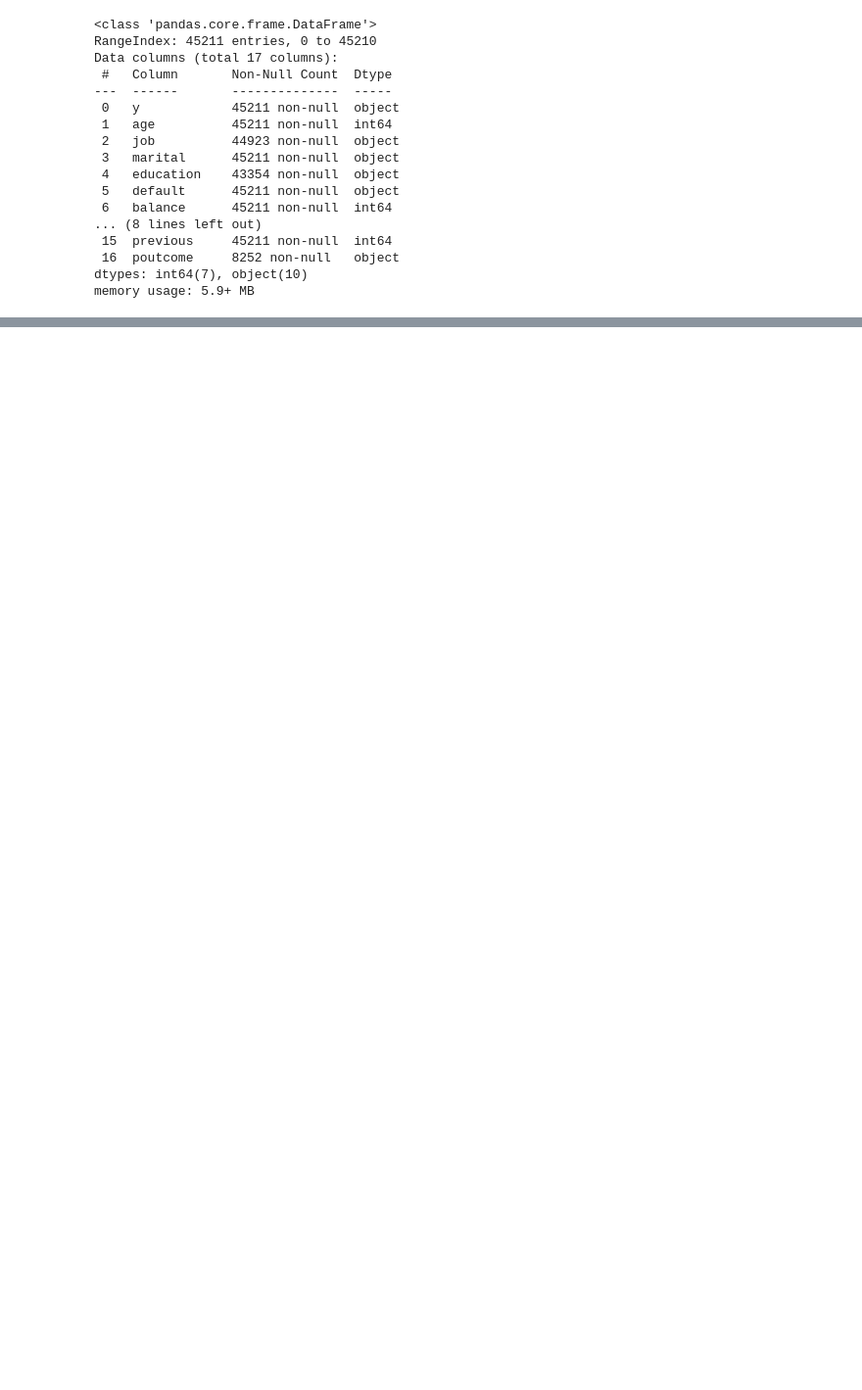
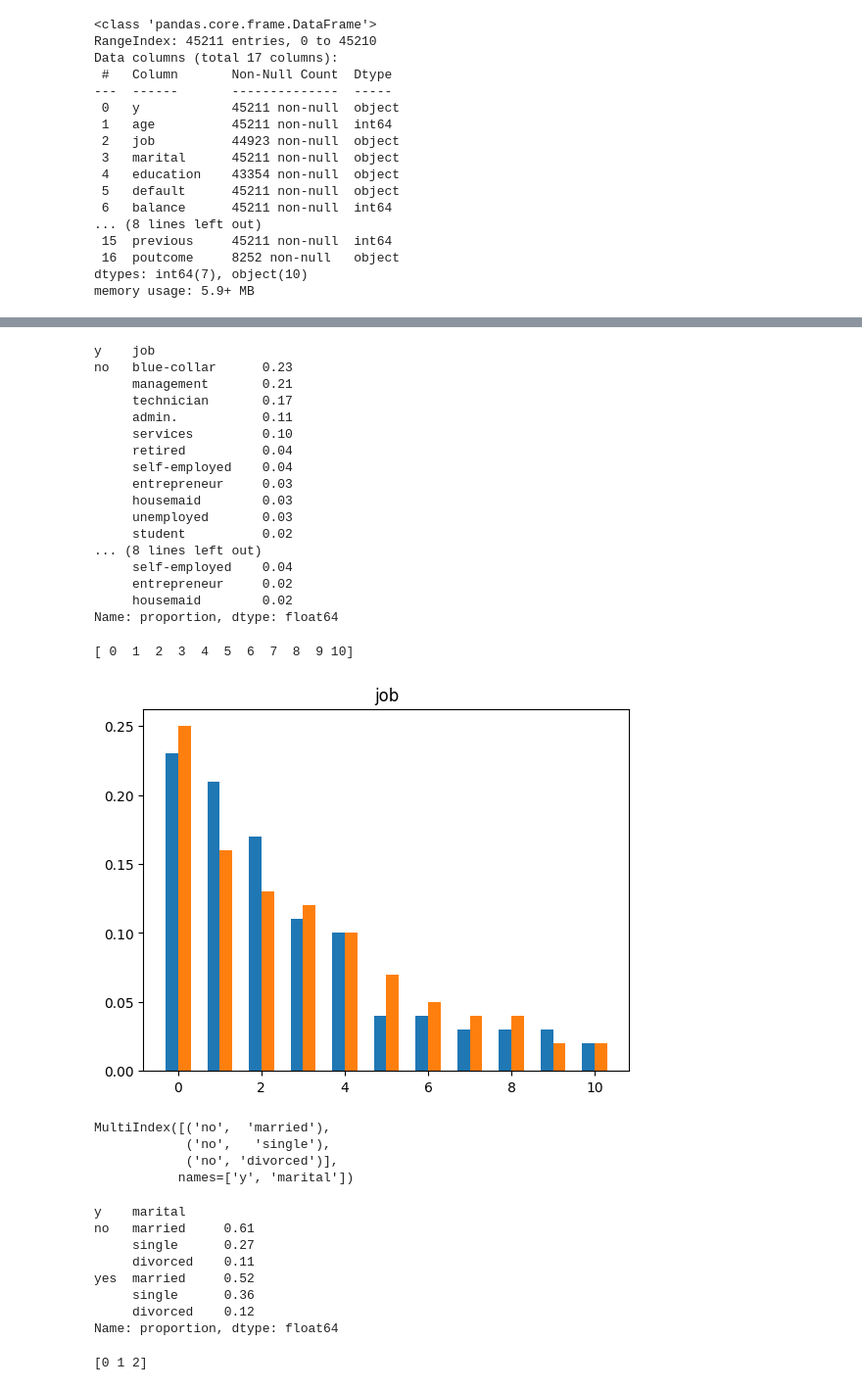
Before and after one commit to juliano-CN/analise-maketing-bancario, a Jupyter notebook: bank.ipynb, the cells around one changed output, grey strips where cells are left out. Shown at 98% size. Cells and saved outputs as stored; diff of their text form; code cells hidden in the pictures; blank space fills up the shorter version.

```diff
--- a/bank.ipynb
+++ b/bank.ipynb
@@ -115,14 +96,0 @@ Name: duration, dtype: float64
-# %%
-categorical_variables = ['job','marital','education','default','housing','loan','contact','month','poutcome']
-
-
-
-for i in categorical_variables:
-    table = df[[i,'y']]
-    freq = table.groupby('y').value_counts()
-    print(freq)
-    #sns.barplot(x=freq.values,y=freq.index)
-    #plt.barh(freq)
-    #sns.catplot(data=df,kind="bar",
-    #x=i, y="body_mass_g", hue=y)
-    plt.show()
@@ -146,0 +111,6 @@ Name: count, dtype: int64
+# %%
+x = pd.DataFrame({'a':[1,2,3,7],'b':[4,5,6,9]})
+y = pd.DataFrame({'c':[6,4,8,2],'d':[4,-1,1,0]})
+z = pd.DataFrame({'e':[1,5,7,-2],'f':[0,0,10,-1]})
+
+pd.concat([y,x,z],axis=1)
@@ -146,0 +123,28 @@ Name: count, dtype: int64
+# %%
+categorical_variables = ['job','marital','education','default','housing','loan','contact','poutcome']#
+
+for i in categorical_variables:
+    prop = []
+    labels = []#df[i].dropna().unique().astype(str)
+    freq = df.groupby('y')[i].value_counts(normalize=True).round(2)
+    for j in freq.index:
+        prop.append(freq[j])
+
+
+    labels = freq.index[0:int(len(prop)/2)]
+    prop_no = prop[0:int(len(prop)/2)]
+    prop_yes = prop[int(len(prop)/2) :]
+    print(labels)
+    #print(prop_yes)
+
+    display(freq)
+    fig1, ax = plt.subplots()
+    width = 0.3
+    x = np.arange(len(labels))
+    print(x)
+    rects1 = ax.bar(x-width/2, prop_no, width)
+    rects2 = ax.bar(x+width/2, prop_yes, width)
+    plt.title(i)
+    #plt.xticks(x, labels)
+    plt.show()
+# %% [output]
@@ -146,0 +163,32 @@ Name: count, dtype: int64
+y    job
+no   blue-collar      0.23
+     management       0.21
+     technician       0.17
+     admin.           0.11
+     services         0.10
+     retired          0.04
+     self-employed    0.04
+     entrepreneur     0.03
+     housemaid        0.03
+     unemployed       0.03
+     student          0.02
+... (8 lines left out)
+     self-employed    0.04
+     entrepreneur     0.02
+     housemaid        0.02
+Name: proportion, dtype: float64
+[ 0  1  2  3  4  5  6  7  8  9 10]
+[figure, added]
+MultiIndex([('no',  'married'),
+            ('no',   'single'),
+            ('no', 'divorced')],
+           names=['y', 'marital'])
+y    marital
+no   married     0.61
+     single      0.27
+     divorced    0.11
+yes  married     0.52
+     single      0.36
+     divorced    0.12
+Name: proportion, dtype: float64
+[0 1 2]
```
Also changed, not shown: parts of 11 cells of this notebook, 1 other file.
